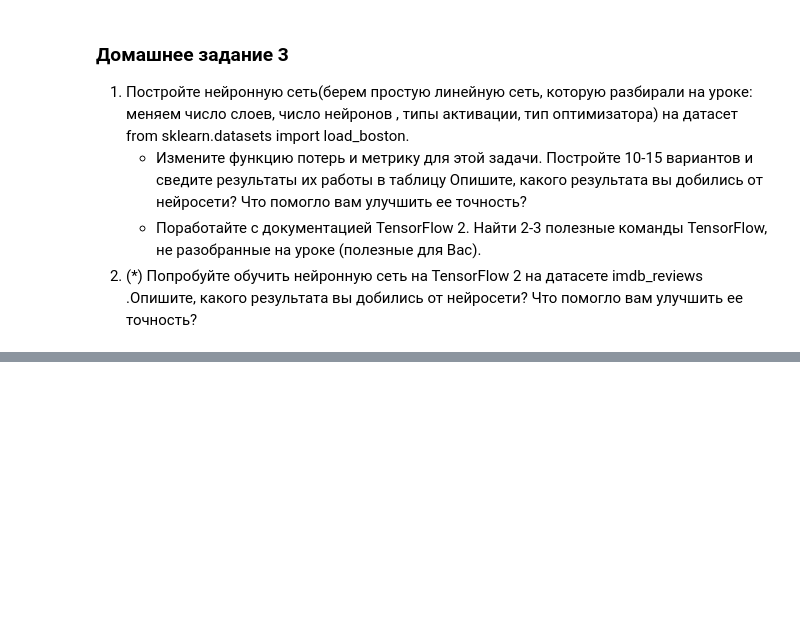
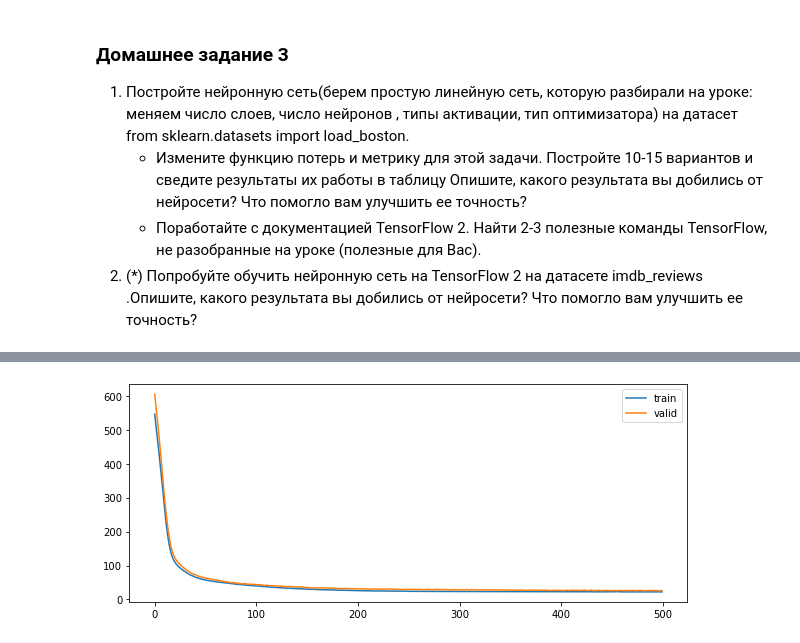
Before and after one commit to achinyaev/neuro_net, a Jupyter notebook: hw03.ipynb, the cells around one changed output, grey strips where cells are left out. Drawn from its saved outputs; the diff is of its cells as text; code cells hidden in the pictures; blank space fills up the shorter version.

```diff
--- a/hw03.ipynb
+++ b/hw03.ipynb
@@ -9,0 +455,12 @@
+# %%
+
+from tensorflow.keras.layers import Input, Dense, Dropout
+from tensorflow.keras.optimizers import Adam, Adagrad, RMSprop, SGD
+
+input_shape = (20)
+
+comp_params = {
+    'loss': 'mse',
+    'optimizer': 'adam',
+    'metrics': ['mean_absolute_percentage_error', r2]
+}
@@ -9,0 +469,76 @@
+# %%
+# 4.1.1. Подбор количества слоев
+
+# 1-layer case
+x_in = Input(input_shape)
+x_1 = Dense(40, activation='linear')(x_in)
+x_out = Dense(1, activation='linear')(x_1)
+layers_seq1 = [x_in, x_1, x_out]
+
+print('1-hidden layer')
+print(80*'-')
+model = model_compiler(layers_list=layers_seq1, compile_params=comp_params, display_model=True,
+                                     func_style=True)
+
+model = model_fit_valid(model, X_train_nn, y_train, n_epochs=500, batch_size=32, validation_split=0.2,
+                      use_early_stopping=True, verbose_mode=0, show_chart=True)
+
+print(80*'*')
+
+
+# 2-layer case
+x_in = Input(input_shape)
+x_1 = Dense(40, activation='linear')(x_in)
+x_2 = Dense(20, activation='relu')(x_1)
+x_out = Dense(1, activation='linear')(x_2)
+layers_seq2 = [x_in, x_1, x_2, x_out]
+
+print('2-hidden layer')
+print(80*'-')
+model = model_compiler(layers_list=layers_seq2, compile_params=comp_params, display_model=True,
+                                     func_style=True)
+
+model = model_fit_valid(model, X_train_nn, y_train, n_epochs=500, batch_size=32, validation_split=0.2,
+                      use_early_stopping=True, verbose_mode=0, show_chart=True)
+
+print(80*'*')
+
+
+# 3-layer case
+x_in = Input(input_shape)
+x_1 = Dense(40, activation='linear')(x_in)
+x_2 = Dense(30, activation='sigmoid')(x_1)
+x_3 = Dense(20, activation='relu')(x_2)
+x_out = Dense(1, activation='linear')(x_3)
+layers_seq3 = [x_in, x_1, x_2, x_3, x_out]
+
+print('3-hidden layer')
+print(80*'-')
+model = model_compiler(layers_list=layers_seq3, compile_params=comp_params, display_model=True,
+                                     func_style=True)
+
+model = model_fit_valid(model, X_train_nn, y_train, n_epochs=500, batch_size=32, validation_split=0.2,
+                      use_early_stopping=True, verbose_mode=0, show_chart=True)
+
+print(80*'*')
+
+
+# 4-layer case
+x_in = Input(input_shape)
+x_1 = Dense(40, activation='linear')(x_in)
+x_2 = Dense(30, activation='sigmoid')(x_1)
+x_3 = Dense(20, activation='relu')(x_2)
+x_4 = Dense(20, activation='tanh')(x_3)
+x_out = Dense(1, activation='linear')(x_4)
+layers_seq4 = [x_in, x_1, x_2, x_3, x_4, x_out]
+
+print('4-hidden layer')
+print(80*'-')
+model = model_compiler(layers_list=layers_seq4, compile_params=comp_params, display_model=True,
+                                     func_style=True)
+
+model = model_fit_valid(model, X_train_nn, y_train, n_epochs=500, batch_size=32, validation_split=0.2,
+                      use_early_stopping=True, verbose_mode=0, show_chart=True)
+
+print(80*'*')
+# %% [output]
@@ -9,0 +562 @@
+[figure, added]
```
Also changed, not shown: parts of 39 cells of this notebook.
